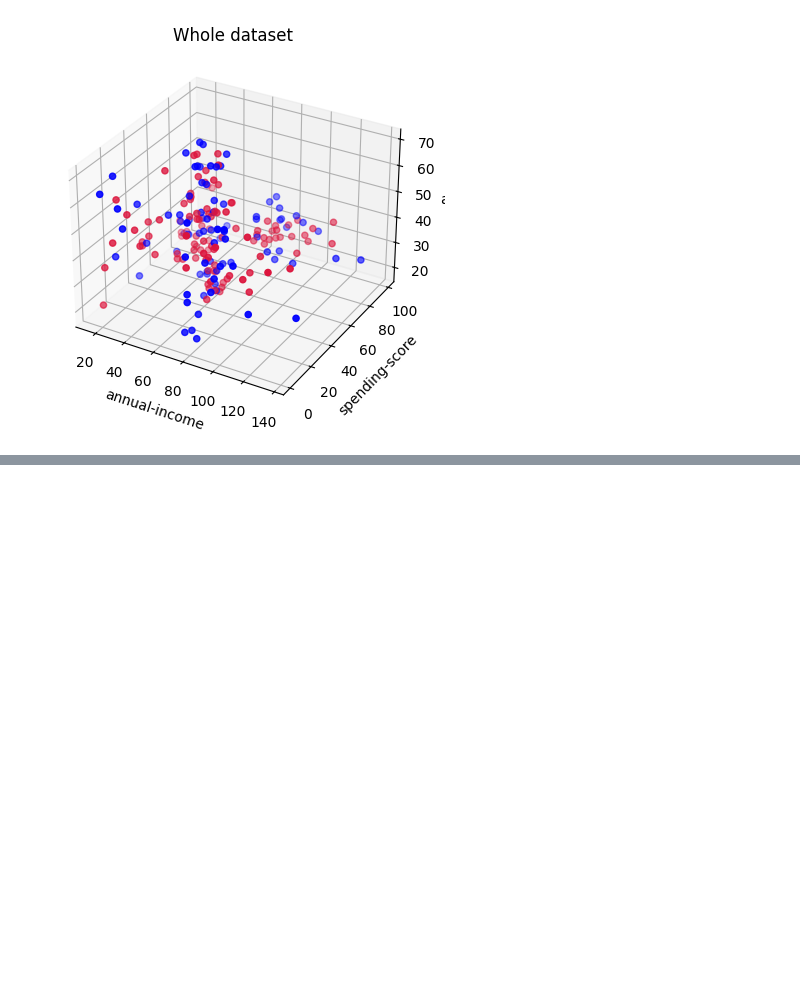
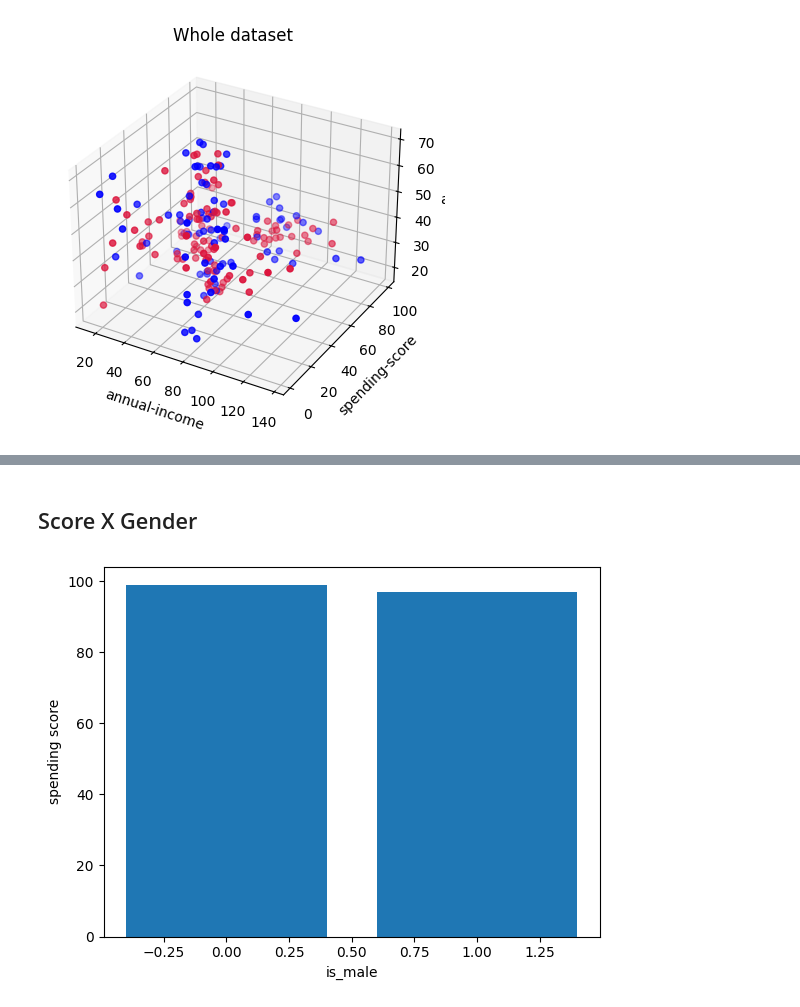
Before and after one commit to renatocorreia-rmcm/mall-customers-segmentation, a Jupyter notebook: dataset-visualization.ipynb, the cells around one changed output, grey strips where cells are left out. Drawn from its saved outputs; the diff is of its cells as text; code cells hidden in the pictures; blank space fills up the shorter version.

```diff
--- a/dataset-visualization.ipynb
+++ b/dataset-visualization.ipynb
@@ -33,0 +57,12 @@ plt.show()
+# %% [markdown]
+## Score X Gender
+# %%
+figure, ax = plt.subplots()
+ax.bar(is_male, score)
+
+ax.set_ylabel("spending score")
+ax.set_xlabel("is_male")
+
+plt.show()
+# %% [output]
+[figure, added]
```
Also changed, not shown: parts of 5 cells of this notebook.
